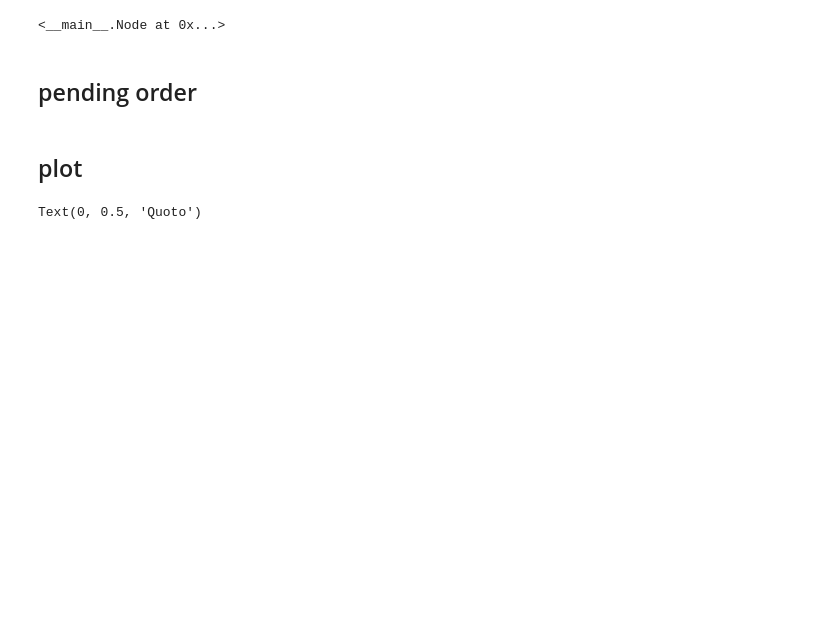
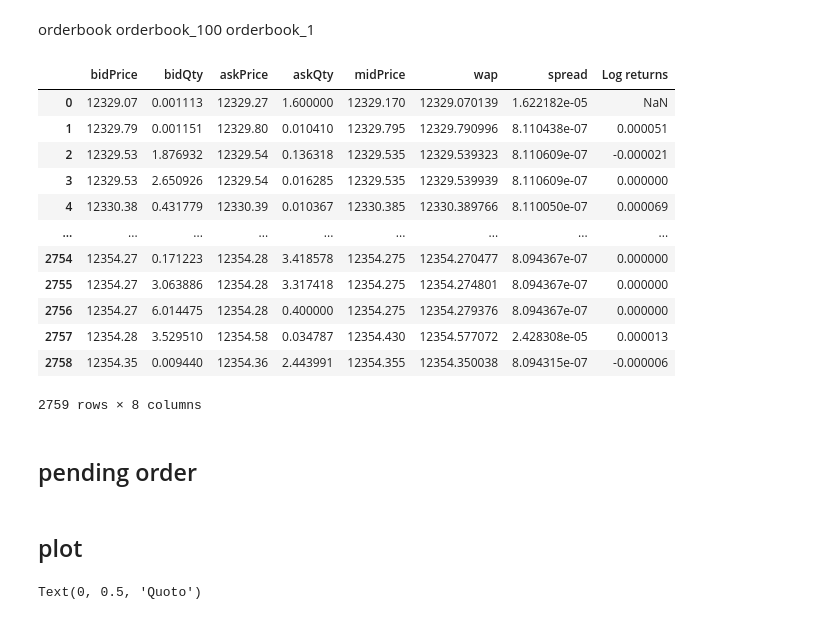
Before and after one commit to youknowwho-huobi/orderbook, a Jupyter notebook: test.ipynb, the cells around one changed output. Cells and saved outputs as stored; diff of their text form; code cells hidden in the pictures; blank space fills up the shorter version.

```diff
--- a/test.ipynb
+++ b/test.ipynb
@@ -14,6 +15,10 @@ orderbook.loc[:,'BidQuoteQty']= orderbook.loc[:,'bidPrice'] * orderbook.loc[:,'b
 orderbook.loc[:,'AskQuoteQty'] = orderbook.loc[:,'askPrice'] * orderbook.loc[:,'askQty']
 orderbook_100=orderbook.drop(orderbook[orderbook['depth']>99].index)
 orderbook_100=orderbook_100.reset_index(drop=True)
+# %% [markdown]
+orderbook
+orderbook_100
+orderbook_1
 # %%
 # build corresbonding
 
@@ -23,6 +28,10 @@ class Node:
     self.bid = np.zeros((100, 3), dtype=float)
     self.ask = np.zeros((100, 3), dtype=float)
     self.spread=0
+    self.mid=0
+    # weighted average price
+    self.wap=0
+
 
 
 orderbook_list=[]
@@ -40,13 +49,50 @@ while idx<len(orderbook_100):
     a.ask[i][0]=orderbook_100['askPrice'][idx]
     a.ask[i][1]=orderbook_100['askQty'][idx]
     a.ask[i][2]=orderbook_100['AskQuoteQty'][idx]
+    if i==0:
+      a.mid=(a.bid[0][0]+a.ask[0][0])/2
+      a.spread=(a.ask[0][0]/a.bid[0][0])-1
+      a.wap=(a.bid[0][0]*a.ask[0][1]+a.bid[0][1]*a.ask[0][0])/(a.ask[0][1]+a.bid[0][1])
+
     idx=idx+1
 
   orderbook_list.append(a)
-
-orderbook_list[0]
-# %% [output]
-<__main__.Node at 0x...>
+# %%
+bidPrice=[]
+bidQty=[]
+askPrice=[]
+askQty=[]
+midPrice=[]
+wap=[]
+spread=[]
+for node in orderbook_list:
+  bidPrice.append(node.bid[0][0])
+  bidQty.append(node.bid[0][1])
+  askPrice.append(node.ask[0][0])
+  askQty.append(node.ask[0][1])
+  midPrice.append(node.mid)
+  wap.append(node.wap)
+  spread.append(node.spread)
+
+orderbook_1 = pd.DataFrame(list(zip( bidPrice, bidQty,askPrice,askQty, midPrice,wap, spread)),
+               columns =['bidPrice', 'bidQty','askPrice','askQty', 'midPrice','wap', 'spread'])
+orderbook_1['Log returns'] = np.log(orderbook_1['midPrice']/orderbook_1['midPrice'].shift())
+orderbook_1['Log returns'].std()
+orderbook_1
+# %% [output]
+|  | bidPrice | bidQty | askPrice | askQty | midPrice | wap | spread | Log returns |
+| 0 | 12329.07 | 0.001113 | 12329.27 | 1.600000 | 12329.170 | 12329.070139 | 1.622182e-05 | NaN |
+| 1 | 12329.79 | 0.001151 | 12329.80 | 0.010410 | 12329.795 | 12329.790996 | 8.110438e-07 | 0.000051 |
+| 2 | 12329.53 | 1.876932 | 12329.54 | 0.136318 | 12329.535 | 12329.539323 | 8.110609e-07 | -0.000021 |
+| 3 | 12329.53 | 2.650926 | 12329.54 | 0.016285 | 12329.535 | 12329.539939 | 8.110609e-07 | 0.000000 |
+| 4 | 12330.38 | 0.431779 | 12330.39 | 0.010367 | 12330.385 | 12330.389766 | 8.110050e-07 | 0.000069 |
+| ... | ... | ... | ... | ... | ... | ... | ... | ... |
+| 2754 | 12354.27 | 0.171223 | 12354.28 | 3.418578 | 12354.275 | 12354.270477 | 8.094367e-07 | 0.000000 |
+| 2755 | 12354.27 | 3.063886 | 12354.28 | 3.317418 | 12354.275 | 12354.274801 | 8.094367e-07 | 0.000000 |
+| 2756 | 12354.27 | 6.014475 | 12354.28 | 0.400000 | 12354.275 | 12354.279376 | 8.094367e-07 | 0.000000 |
+| 2757 | 12354.28 | 3.529510 | 12354.58 | 0.034787 | 12354.430 | 12354.577072 | 2.428308e-05 | 0.000013 |
+| 2758 | 12354.35 | 0.009440 | 12354.36 | 2.443991 | 12354.355 | 12354.350038 | 8.094315e-07 | -0.000006 |
+2759 rows × 8 columns
 # %% [markdown]
 ## pending order
 # %% [markdown]
```
Also changed, not shown: parts of 10 cells of this notebook.
